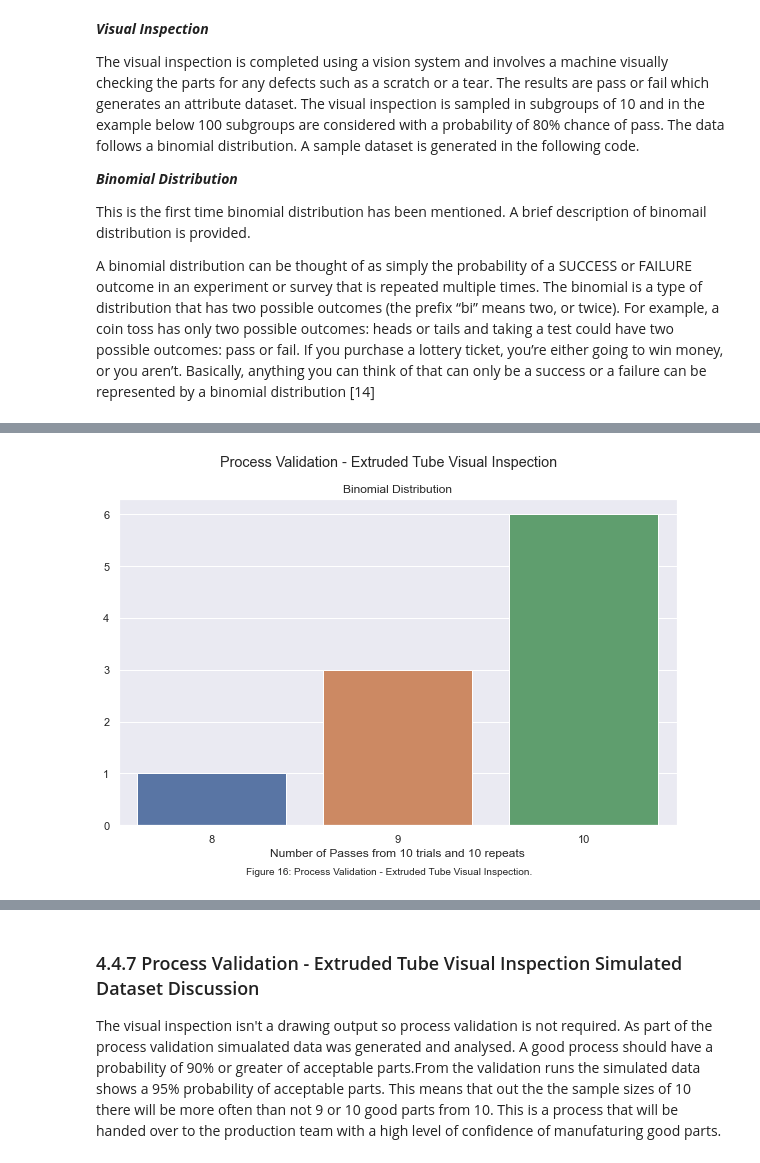
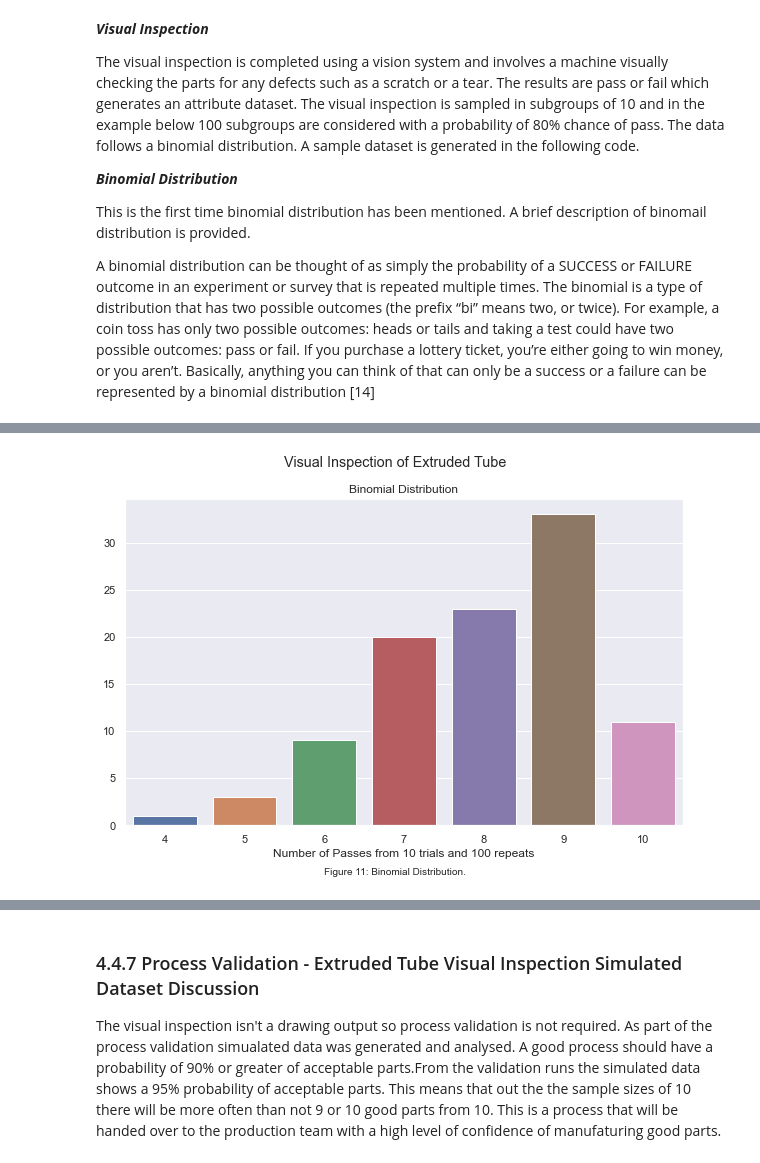
Before and after one commit to KeithQuinn/Project_2020_Programming-for-Data-Analysis, a Jupyter notebook: Project_2020_Programming-for-Data-Analysis.ipynb, the cells around one changed output, grey strips where cells are left out. Saved outputs shown, nothing was run; the diff lists cells and outputs as text; code cells hidden in the pictures.

```diff
--- a/Project_2020_Programming-for-Data-Analysis.ipynb
+++ b/Project_2020_Programming-for-Data-Analysis.ipynb
@@ -691,22 +256,22 @@ There is a distribution free method which states that if the process capability
-# %%
-ProVal_vis_n = 10 # subgroup size
-ProVal_vis_p = 0.95 # probability of pass
-ProVal_vis_size = 10 # number of subgroups
-
-# Pass is True or 1
-# Fail is False or 0
-
-ProVal_visual_data = np.random.binomial(ProVal_vis_n, ProVal_vis_p, ProVal_vis_size) # create a data set that fits a binomial distribution
-
-plt.figure(figsize=(10, 6)) # figure size
-sns.set(style="darkgrid") # set style
-ax = sns.countplot(x=ProVal_visual_data) # plot countplot
-plt.title("Binomial Distribution") # title
-plt.suptitle("Process Validation - Extruded Tube Visual Inspection") # subtitle
-plt.ylabel("") # ylabel
-plt.xlabel(f'Number of Passes from {ProVal_vis_n} trials and {ProVal_vis_size} repeats') # xlabel
-txt="Figure 16: Process Validation - Extruded Tube Visual Inspection." # create caption
-plt.figtext(0.5, 0.01, txt, wrap=True, horizontalalignment='center', fontsize=10) # locate caption
-plt.show() # show countplot
-# %% [output]
-[figure, removed]
+# %%
+n = 10 # subgroup size
+p = 0.80 # probability of heads or tails
+size = 100 # number of subgroups
+
+# Pass is True or 1
+# Fail is False or 0
+
+visual_data = np.random.binomial(n, p, size) # create a data set that fits a binomial distribution
+
+plt.figure(figsize=(10, 6)) # figure size
+sns.set(style="darkgrid") # set style
+ax = sns.countplot(x=visual_data) # plot countplot
+plt.title("Binomial Distribution") # title
+plt.suptitle("Visual Inspection of Extruded Tube") # subtitle
+plt.ylabel("") # ylabel
+plt.xlabel(f'Number of Passes from {n} trials and {size} repeats') # xlabel
+txt="Figure 11: Binomial Distribution." # create caption
+plt.figtext(0.5, 0.01, txt, wrap=True, horizontalalignment='center', fontsize=10) # locate caption
+plt.show() # show countplot
+# %% [output]
+[figure, added]
```
Also changed, not shown: parts of 63 cells of this notebook, 1 other file.
